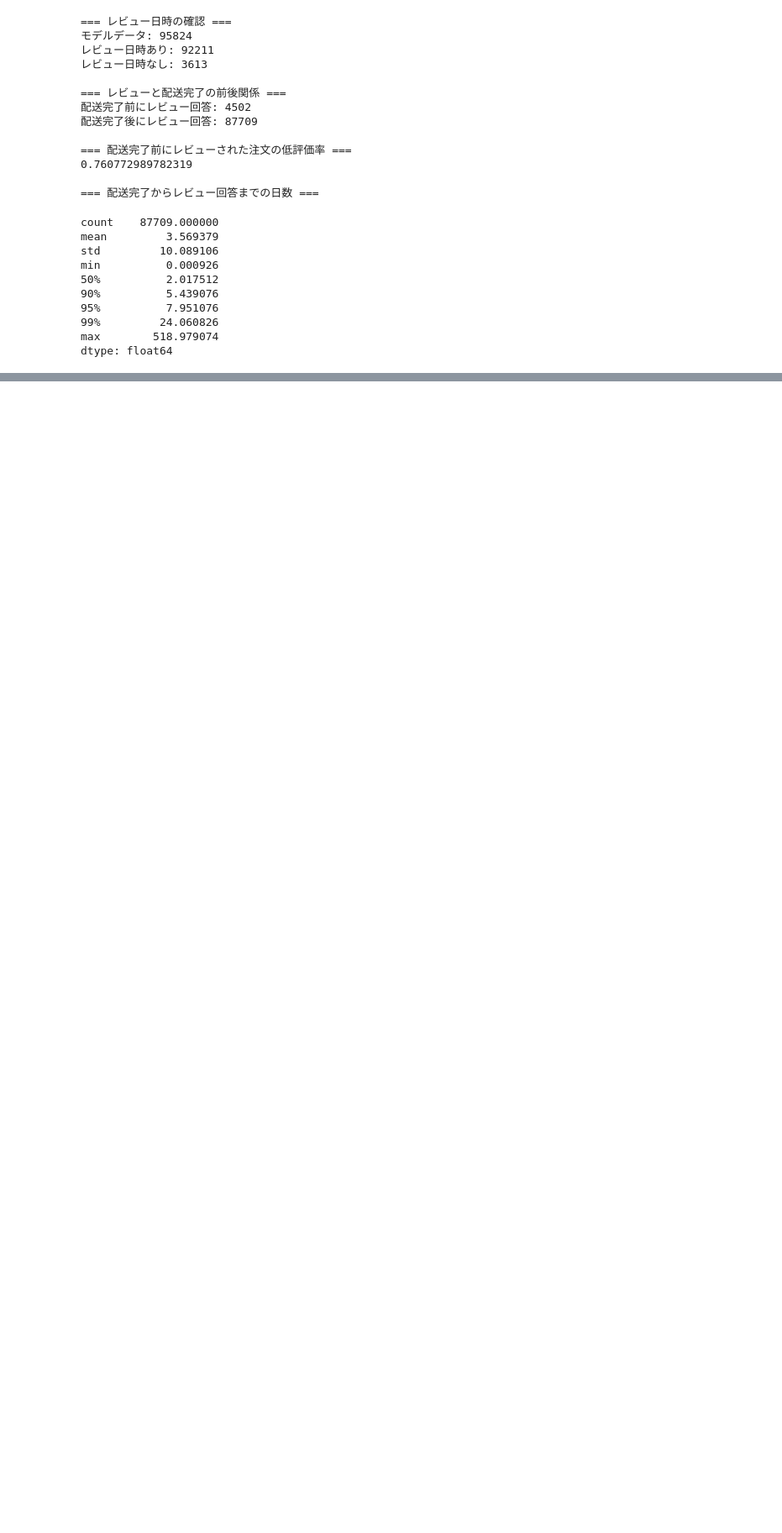
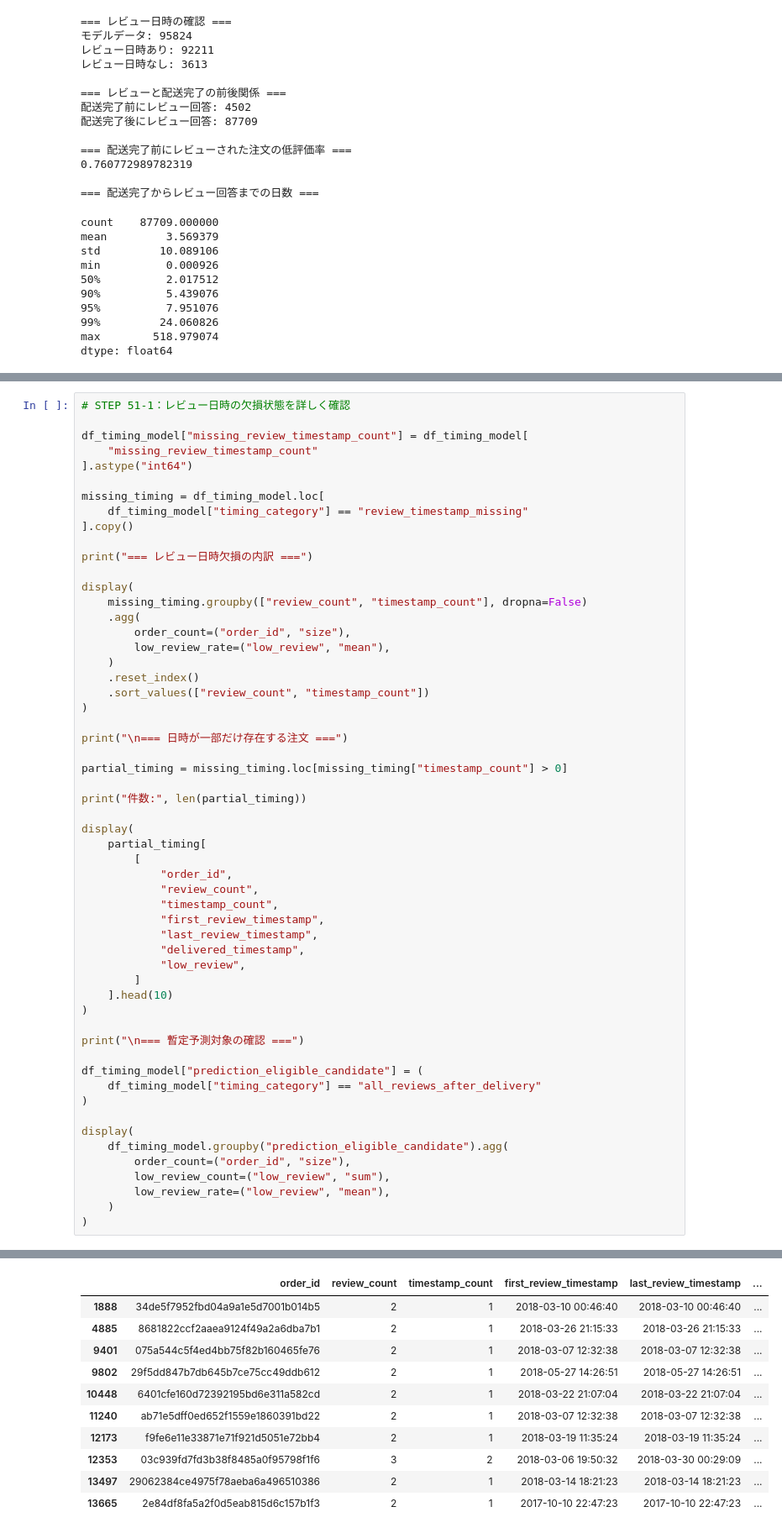
Before and after one commit to RyoShimoda/AWS_Python_data_analysis, a Jupyter notebook: notebooks/13_low_review_model_comparison.ipynb, the cells around one changed output, grey strips where cells are left out. Shown at 84% size. Cells and saved outputs as stored; diff of their text form; blank space fills up the shorter version.

```diff
--- a/notebooks/13_low_review_model_comparison.ipynb
+++ b/notebooks/13_low_review_model_comparison.ipynb
@@ -814,0 +950,57 @@ dtype: float64
+# %%
+# STEP 51-1：レビュー日時の欠損状態を詳しく確認
+
+df_timing_model["missing_review_timestamp_count"] = df_timing_model[
+    "missing_review_timestamp_count"
+].astype("int64")
+
+missing_timing = df_timing_model.loc[
+    df_timing_model["timing_category"] == "review_timestamp_missing"
+].copy()
+
+print("=== レビュー日時欠損の内訳 ===")
+
+display(
+    missing_timing.groupby(["review_count", "timestamp_count"], dropna=False)
+    .agg(
+        order_count=("order_id", "size"),
+        low_review_rate=("low_review", "mean"),
+    )
+    .reset_index()
+    .sort_values(["review_count", "timestamp_count"])
+)
+
+print("\n=== 日時が一部だけ存在する注文 ===")
+
+partial_timing = missing_timing.loc[missing_timing["timestamp_count"] > 0]
+
+print("件数:", len(partial_timing))
+
+display(
+    partial_timing[
+        [
+            "order_id",
+            "review_count",
+            "timestamp_count",
+            "first_review_timestamp",
+            "last_review_timestamp",
+            "delivered_timestamp",
+            "low_review",
+        ]
+    ].head(10)
+)
+
+print("\n=== 暫定予測対象の確認 ===")
+
+df_timing_model["prediction_eligible_candidate"] = (
+    df_timing_model["timing_category"] == "all_reviews_after_delivery"
+)
+
+display(
+    df_timing_model.groupby("prediction_eligible_candidate").agg(
+        order_count=("order_id", "size"),
+        low_review_count=("low_review", "sum"),
+        low_review_rate=("low_review", "mean"),
+    )
+)
+# %% [output]
@@ -814,0 +1015,11 @@ dtype: float64
+|  | order_id | review_count | timestamp_count | first_review_timestamp | last_review_timestamp | ... |
+| 1888 | 34de5f7952fbd04a9a1e5d7001b014b5 | 2 | 1 | 2018-03-10 00:46:40 | 2018-03-10 00:46:40 | ... |
+| 4885 | 8681822ccf2aaea9124f49a2a6dba7b1 | 2 | 1 | 2018-03-26 21:15:33 | 2018-03-26 21:15:33 | ... |
+| 9401 | 075a544c5f4ed4bb75f82b160465fe76 | 2 | 1 | 2018-03-07 12:32:38 | 2018-03-07 12:32:38 | ... |
+| 9802 | 29f5dd847b7db645b7ce75cc49ddb612 | 2 | 1 | 2018-05-27 14:26:51 | 2018-05-27 14:26:51 | ... |
+| 10448 | 6401cfe160d72392195bd6e311a582cd | 2 | 1 | 2018-03-22 21:07:04 | 2018-03-22 21:07:04 | ... |
+| 11240 | ab71e5dff0ed652f1559e1860391bd22 | 2 | 1 | 2018-03-07 12:32:38 | 2018-03-07 12:32:38 | ... |
+| 12173 | f9fe6e11e33871e71f921d5051e72bb4 | 2 | 1 | 2018-03-19 11:35:24 | 2018-03-19 11:35:24 | ... |
+| 12353 | 03c939fd7fd3b38f8485a0f95798f1f6 | 3 | 2 | 2018-03-06 19:50:32 | 2018-03-30 00:29:09 | ... |
+| 13497 | 29062384ce4975f78aeba6a496510386 | 2 | 1 | 2018-03-14 18:21:23 | 2018-03-14 18:21:23 | ... |
+| 13665 | 2e84df8fa5a2f0d5eab815d6c157b1f3 | 2 | 1 | 2017-10-10 22:47:23 | 2017-10-10 22:47:23 | ... |
```
Also changed, not shown: parts of 7 cells of this notebook, 3 other files.
